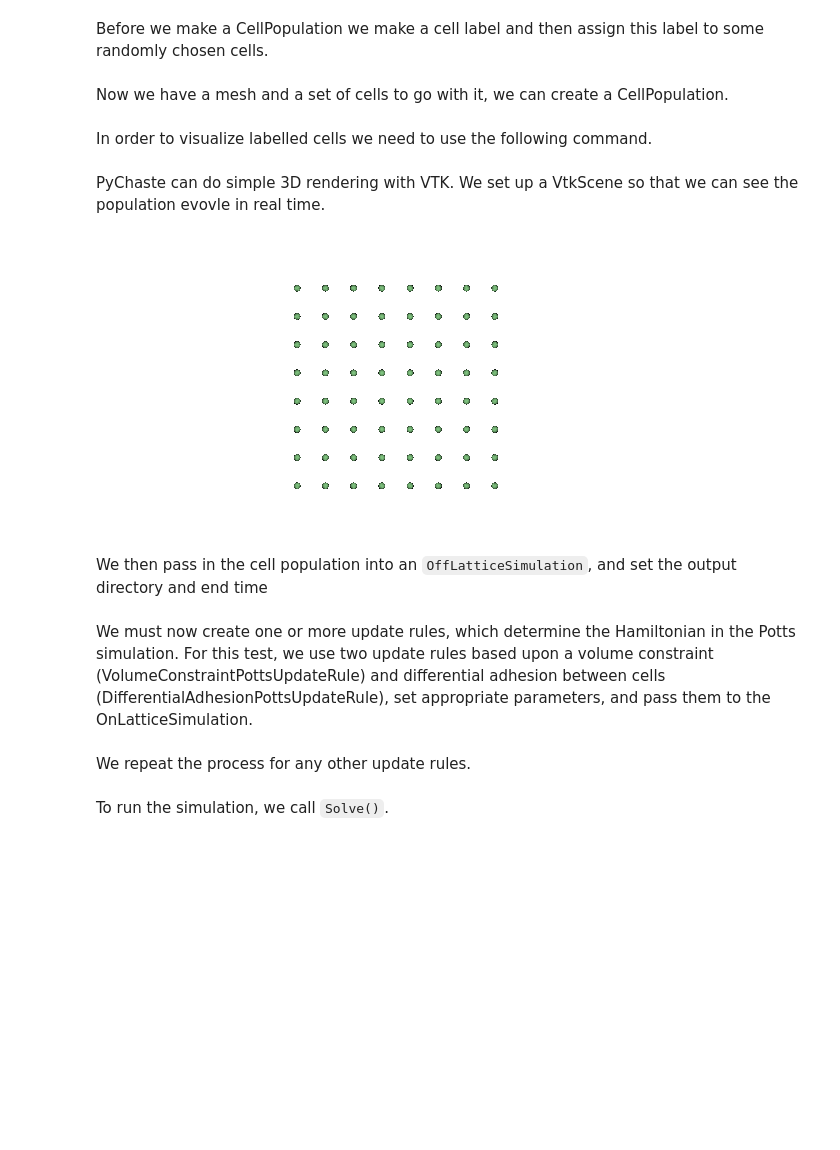
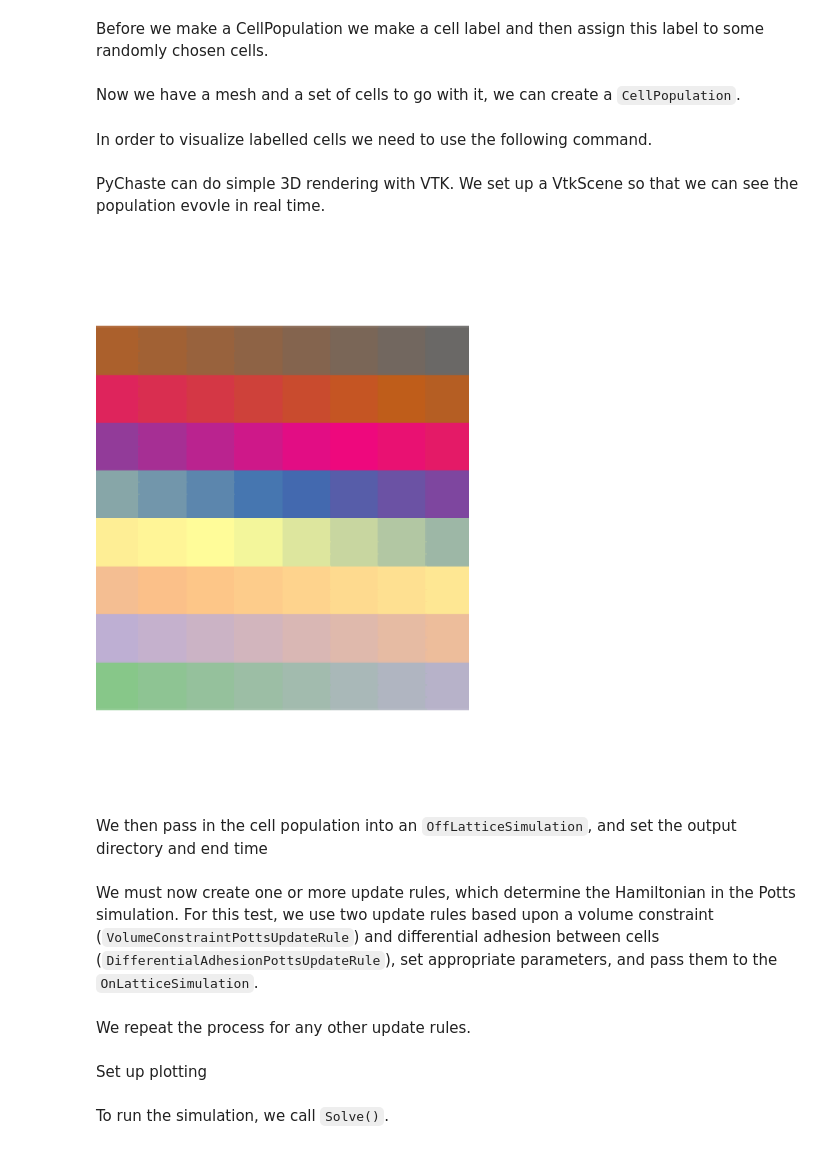
Before and after one commit to jmsgrogan/PyChaste, a Jupyter notebook: doc/tutorials/TestCellSortingTutorial.ipynb, the cells around one changed output. Saved outputs shown, nothing was run; the diff lists cells and outputs as text; code cells hidden in the pictures; blank space fills up the shorter version.

```diff
--- a/doc/tutorials/TestCellSortingTutorial.ipynb
+++ b/doc/tutorials/TestCellSortingTutorial.ipynb
@@ -50,7 +52,7 @@ for eachCell in cells:
     if(chaste.core.RandomNumberGenerator.Instance().ranf()<0.5):
         eachCell.AddCellProperty(label)
 # %% [markdown]
-Now we have a mesh and a set of cells to go with it, we can create a CellPopulation.
+Now we have a mesh and a set of cells to go with it, we can create a `CellPopulation`.
 # %%
 cell_population = chaste.cell_based.PottsBasedCellPopulation2(mesh, cells)
 # %% [markdown]
@@ -60,14 +62,14 @@ cell_population.AddCellWriterCellLabelWriter();
 # %% [markdown]
-PyChaste can do simple 3D rendering with VTK. We set up a VtkScene so that we can see the population evovle in real time.
+PyChaste can do simple 3D rendering with VTK. We set up a VtkScene so that we can
+see the population evovle in real time.
 # %%
 scene= chaste.visualization.VtkScene2()
 scene.SetCellPopulation(cell_population)
-scene.GetCellPopulationActorGenerator().SetShowCellCentres(True)
-scene.GetCellPopulationActorGenerator().SetColorByCellType(True)
+scene.GetCellPopulationActorGenerator().SetShowPottsMeshEdges(True)
 nb_manager = chaste.visualization.JupyterNotebookManager()
-nb_manager.vtk_show(scene, width=600)
+nb_manager.vtk_show(scene, height=600)
 # %% [output]
-[figure, old version]
+[figure, new version]
 # %% [markdown]
 We then pass in the cell population into an `OffLatticeSimulation`, and set the output directory and end time
 # %%
@@ -77,9 +79,9 @@ simulator.SetEndTime(10.0)
 simulator.SetSamplingTimestepMultiple(10)
 # %% [markdown]
 We must now create one or more update rules, which determine the Hamiltonian in the Potts simulation.
-For this test, we use two update rules based upon a volume constraint (VolumeConstraintPottsUpdateRule) and
-differential adhesion between cells (DifferentialAdhesionPottsUpdateRule), set appropriate parameters, and
-pass them to the OnLatticeSimulation.
+For this test, we use two update rules based upon a volume constraint (`VolumeConstraintPottsUpdateRule`) and
+differential adhesion between cells (`DifferentialAdhesionPottsUpdateRule`), set appropriate parameters, and
+pass them to the `OnLatticeSimulation`.
 # %%
 volume_constraint_update_rule = chaste.cell_based.VolumeConstraintPottsUpdateRule2()
 volume_constraint_update_rule.SetMatureCellTargetVolume(16)
@@ -95,6 +97,8 @@ differential_adhesion_update_rule.SetCellCellAdhesionEnergyParameter(0.02)
 differential_adhesion_update_rule.SetLabelledCellBoundaryAdhesionEnergyParameter(0.16)
 differential_adhesion_update_rule.SetCellBoundaryAdhesionEnergyParameter(0.16)
 simulator.AddUpdateRule(differential_adhesion_update_rule)
+# %% [markdown]
+Set up plotting
 # %%
 scene_modifier = chaste.visualization.JupyterSceneModifier2(nb_manager)
 scene_modifier.SetVtkScene(scene)
```
Also changed, not shown: parts of 9 cells of this notebook, 45 other files.
